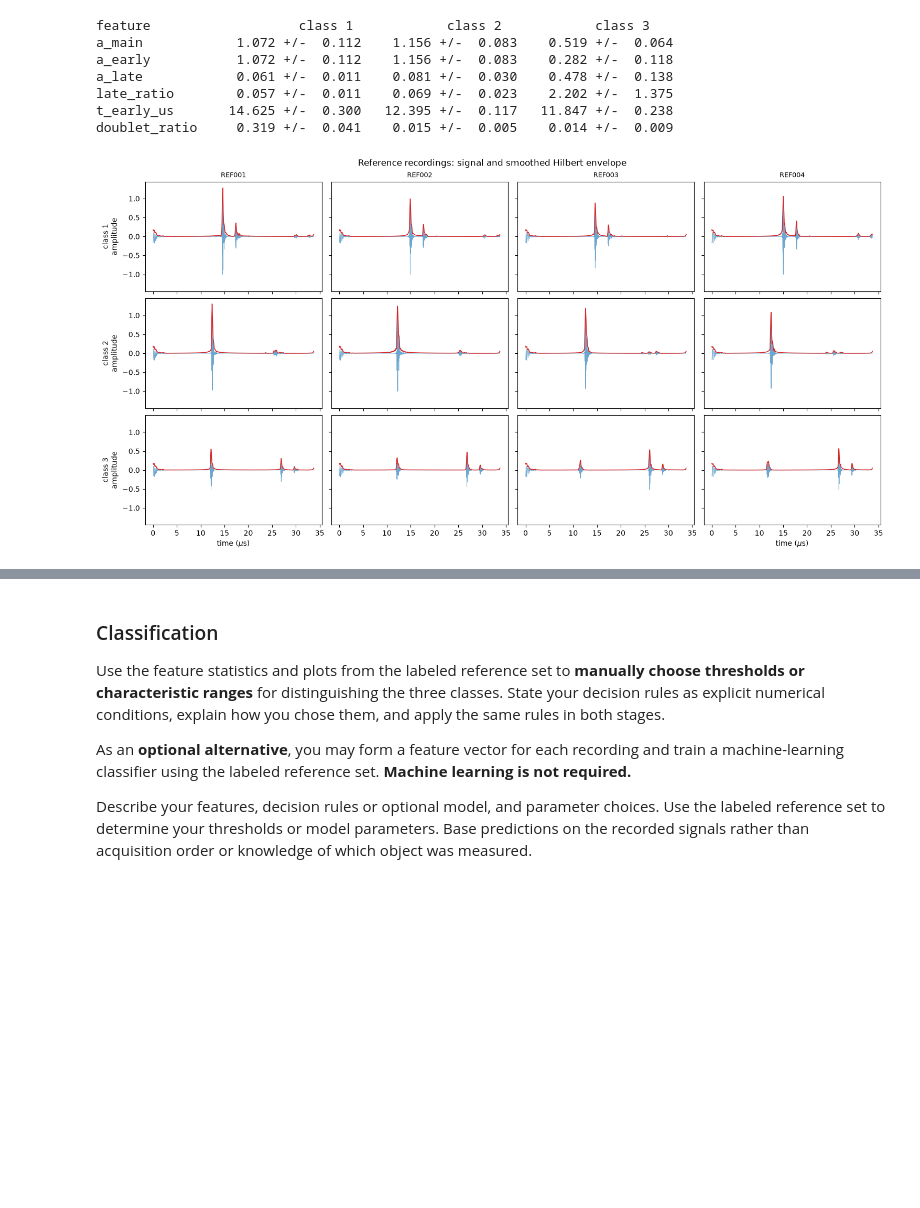
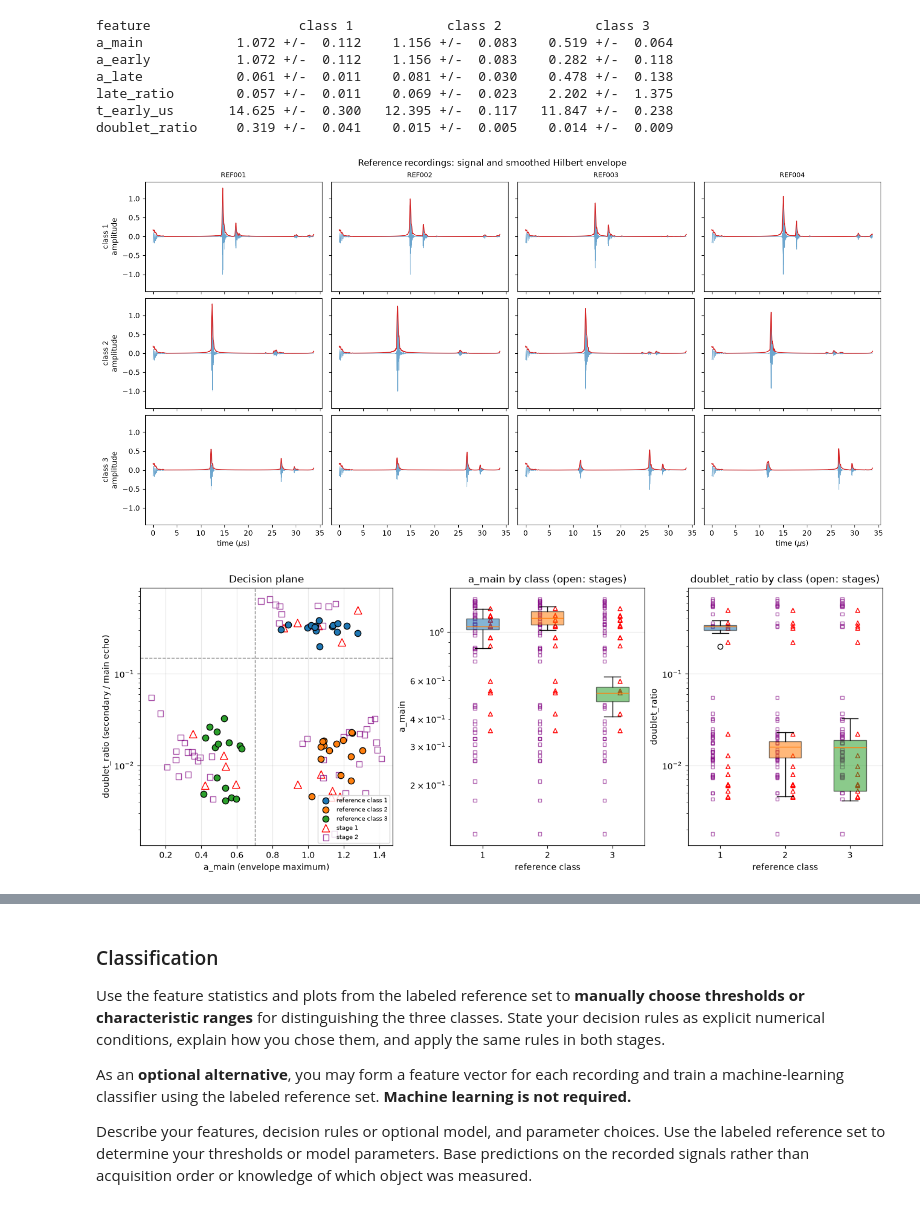
Before and after one commit to AristurtleHu/Signal-Ultrasound-Analysis, a Jupyter notebook: codes/HW1.ipynb, the cells around one changed output, grey strips where cells are left out. Saved outputs shown, nothing was run; the diff lists cells and outputs as text; code cells hidden in the pictures; blank space fills up the shorter version.

```diff
--- a/codes/HW1.ipynb
+++ b/codes/HW1.ipynb
@@ -199,7 +199,7 @@ for ax, name, db in [(axes[0], "A", stft_dB_A), (axes[1], "B", stft_dB_B)]:
     direction = "up" if m["slope"] > 0 else "down"
     ax.text(30, m["intercept"] + m["slope"] * 30 + 0.5,
             f"{direction}-chirp {m['slope'] * 1e3:+.0f} GHz/s", color="white", fontsize=9)
-    ax.annotate(f"9 MHz pulse pair\n{m['lobes'][0]:.0f} / {m['lobes'][1]:.0f} us",
+    ax.annotate(f"9 MHz pulse pair\n{m['lobes'][0]:.1f} / {m['lobes'][1]:.0f} us",
                 xy=(m["lobes"][1], 9.0), xytext=(m["lobes"][1] - 22, 10.6),
                 color="white", fontsize=8,
                 arrowprops=dict(arrowstyle="->", color="white", lw=1.0))
@@ -263,8 +263,9 @@ def spectrogram_db(x, nperseg, reference=None):
         reference = magnitude.max()
     return freq, t, to_db(magnitude, reference), reference
 
-freq_s, t_s, _, stft_ref2 = spectrogram_db(signal_A, SHORT_WIN)
-freq_l, t_l, _, _ = spectrogram_db(signal_A, LONG_WIN)
+freq_s, t_s, _, short_ref = spectrogram_db(signal_A, SHORT_WIN)
+freq_l, t_l, _, long_ref = spectrogram_db(signal_A, LONG_WIN)
+stft_ref2 = max(short_ref, long_ref)  # common reference for both windows
 _, _, db_short, _ = spectrogram_db(signal_A, SHORT_WIN, reference=stft_ref2)
 _, _, db_long, _ = spectrogram_db(signal_A, LONG_WIN, reference=stft_ref2)
 
@@ -566,28 +569,79 @@ doublet_ratio     0.319 +/-  0.041    0.015 +/-  0.005    0.014 +/-  0.009
 # %%
 # Q3: feature plots
 colours = {1: "tab:blue", 2: "tab:orange", 3: "tab:green"}
 
 fig, axes = plt.subplots(3, 4, figsize=(15, 7.5), sharex=True, sharey=True,
                          constrained_layout=True)
 for row, c in enumerate((1, 2, 3)):
     indices = [i for i, lab in enumerate(reference_labels) if lab == c][:4]
     for col, i in enumerate(indices):
         ax = axes[row, col]
         envelope = uniform_filter1d(np.abs(hilbert(reference_signals[i])), size=5, mode="reflect")
         ax.plot(TIMES_US, reference_signals[i], lw=0.6, alpha=0.65)
         ax.plot(TIMES_US, envelope, lw=1.1, color="tab:red")
         ax.set_ylim(-1.45, 1.45)
         if row == 0:
             ax.set_title(reference_meta[i]["sample_id"], fontsize=9)
         if col == 0:
             ax.set_ylabel(f"class {c}\namplitude")
 axes[2, 0].set_xlabel(r"time ($\mu$s)")
 axes[2, 3].set_xlabel(r"time ($\mu$s)")
 fig.suptitle("Reference recordings: signal and smoothed Hilbert envelope")
 fig.savefig(IMAGE_DIR / "q3_reference_signals.png", dpi=150, bbox_inches="tight")
 plt.show()
+
+
+# Decision plane and class-wise feature distributions (thresholds 0.15/0.70
+# are the frozen rule values defined in the classification cell).
+colours = {1: "tab:blue", 2: "tab:orange", 3: "tab:green"}
+
+def feature_array(features, key):
+    return np.array([f[key] for f in features])
+
+fig = plt.figure(figsize=(13, 5), constrained_layout=True)
+grid = fig.add_gridspec(1, 3, width_ratios=[1.3, 1, 1])
+
+ax = fig.add_subplot(grid[0, 0])
+for c in (1, 2, 3):
+    mask = reference_labels == c
+    ax.scatter(feature_array(ref_features, "a_main")[mask],
+               feature_array(ref_features, "doublet_ratio")[mask],
+               c=colours[c], s=55, edgecolor="k", zorder=3, label=f"reference class {c}")
+ax.scatter(feature_array(s1_features, "a_main"), feature_array(s1_features, "doublet_ratio"),
+           marker="^", facecolor="none", edgecolor="red", s=80, label="stage 1")
+ax.scatter(feature_array(s2_features, "a_main"), feature_array(s2_features, "doublet_ratio"),
+           marker="s", facecolor="none", edgecolor="purple", s=45, alpha=0.7, label="stage 2")
+ax.axhline(0.15, color="gray", ls="--", lw=1.0)
+ax.axvline(0.70, color="gray", ls="--", lw=1.0)
+ax.set_yscale("log")
+ax.set_xlabel("a_main (envelope maximum)")
+ax.set_ylabel("doublet_ratio (secondary / main echo)")
+ax.set_title("Decision plane")
+ax.grid(alpha=0.3)
+ax.legend(fontsize=7, loc="lower right")
+
+for panel, key in enumerate(("a_main", "doublet_ratio"), start=1):
+    ax = fig.add_subplot(grid[0, panel])
+    data = [feature_array(ref_features, key)[reference_labels == c] for c in (1, 2, 3)]
+    bp = ax.boxplot(data, tick_labels=["1", "2", "3"], widths=0.5, patch_artist=True)
+    for patch, c in zip(bp["boxes"], (1, 2, 3)):
+        patch.set_facecolor(colours[c])
+        patch.set_alpha(0.55)
+    for c in (1, 2, 3):
+        ax.scatter(np.full(len(s1_features), c) + 0.12, feature_array(s1_features, key),
+                   marker="^", facecolor="none", edgecolor="red", s=25)
+        ax.scatter(np.full(len(s2_features), c) - 0.12, feature_array(s2_features, key),
+                   marker="s", facecolor="none", edgecolor="purple", s=15, alpha=0.6)
+    ax.set_yscale("log")
+    ax.set_xlabel("reference class")
+    ax.set_ylabel(key)
+    ax.set_title(f"{key} by class (open: stages)")
+    ax.grid(alpha=0.3, axis="y")
+fig.savefig(IMAGE_DIR / "q3_features.png", dpi=150, bbox_inches="tight")
+plt.show()
 # %% [output]
 [figure]
+[figure, added]
 # %% [markdown]
 **Your answer:**
 
```
Also changed, not shown: parts of 3 cells of this notebook, 6 other files.
